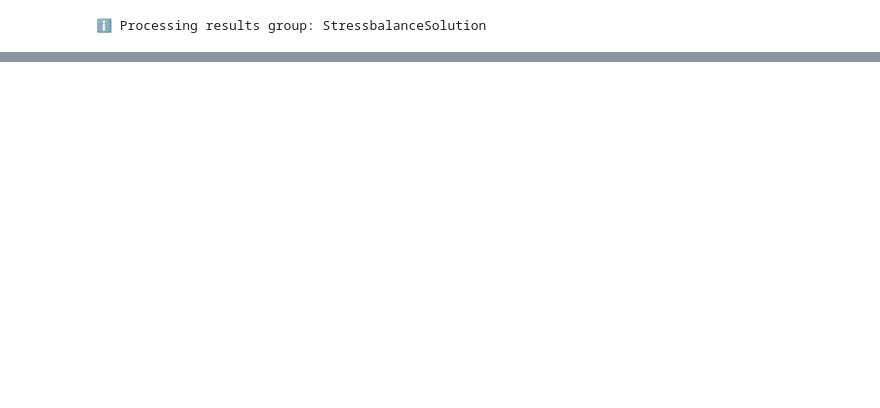
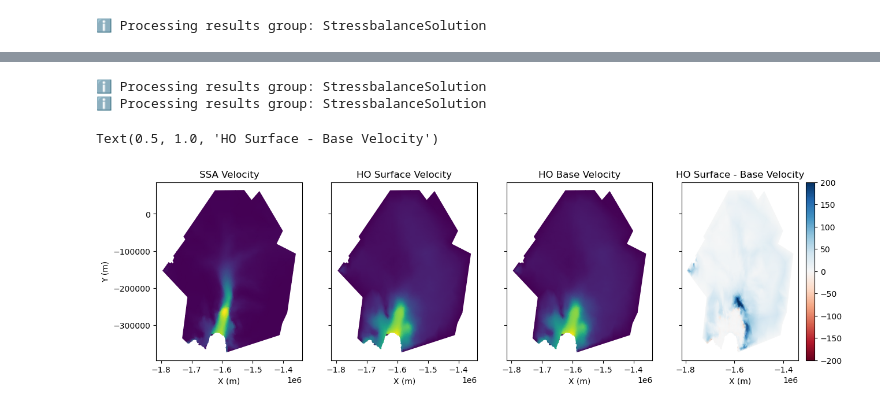
Before and after one commit to ACCESS-NRI/pyISSM, a Jupyter notebook: tutorials/ex2_PineIslandGlacier.ipynb, the cells around one changed output, grey strips where cells are left out. Drawn from its saved outputs; the diff is of its cells as text; code cells hidden in the pictures; blank space fills up the shorter version.

```diff
--- a/tutorials/ex2_PineIslandGlacier.ipynb
+++ b/tutorials/ex2_PineIslandGlacier.ipynb
@@ -266,8 +370,7 @@ md = md.extrude(3, 1)
 md = pyissm.model.param.set_flow_equation(md, HO = 'all')
 
 ## Solve
-md.settings.solver_residue_threshold = 0.1
-# md.results = pyissm.model.classes.results.default()
+md.settings.solver_residue_threshold = 0.005
 md.verbose.solution = 1
 md = pyissm.model.execute.solve(md, 'stressbalance')
 # %% [output]
@@ -301,0 +403,26 @@ pyissm.model.io.save_model(md, tutorial_dir + '/ex2_PIG_HO.nc')
+# %%
+# Load models
+md_ho = pyissm.model.io.load_model(tutorial_dir + '/ex2_PIG_HO.nc')
+md_ssa = pyissm.model.io.load_model(tutorial_dir + '/ex2_PIG_control_drag.nc')
+
+# Extract relevant velocity fields/layers
+ho_surface_vel = md_ho.results.StressbalanceSolution.Vel[md_ho.mesh.vertexonsurface == 1]
+ho_base_vel = md_ho.results.StressbalanceSolution.Vel[md_ho.mesh.vertexonbase == 1]
+ssa_vel = md_ssa.results.StressbalanceSolution.Vel
+
+# Visualise velocity fields
+fig, (ax1, ax2, ax3, ax4) = plt.subplots(1, 4, figsize = (15, 4), sharey = True)
+ax1 = pyissm.plot.plot_model_field(md_ssa, ssa_vel, ax = ax1)
+ax2 = pyissm.plot.plot_model_field(md_ho, ho_surface_vel, ax = ax2, ylabel = '')
+ax3 = pyissm.plot.plot_model_field(md_ho, ho_base_vel, ax = ax3, ylabel = '')
+ax4 = pyissm.plot.plot_model_field(md, ho_surface_vel - ho_base_vel, cmap = 'RdBu', show_cbar = True, ax = ax4, vmin = -200, vmax = 200, ylabel = '')
+
+ax1.set_title('SSA Velocity')
+ax2.set_title('HO Surface Velocity')
+ax3.set_title('HO Base Velocity')
+ax4.set_title('HO Surface - Base Velocity')
+# %% [output]
+ℹ️ Processing results group: StressbalanceSolution
+ℹ️ Processing results group: StressbalanceSolution
+Text(0.5, 1.0, 'HO Surface - Base Velocity')
+[figure, added]
```
Also changed, not shown: parts of 41 cells of this notebook.
